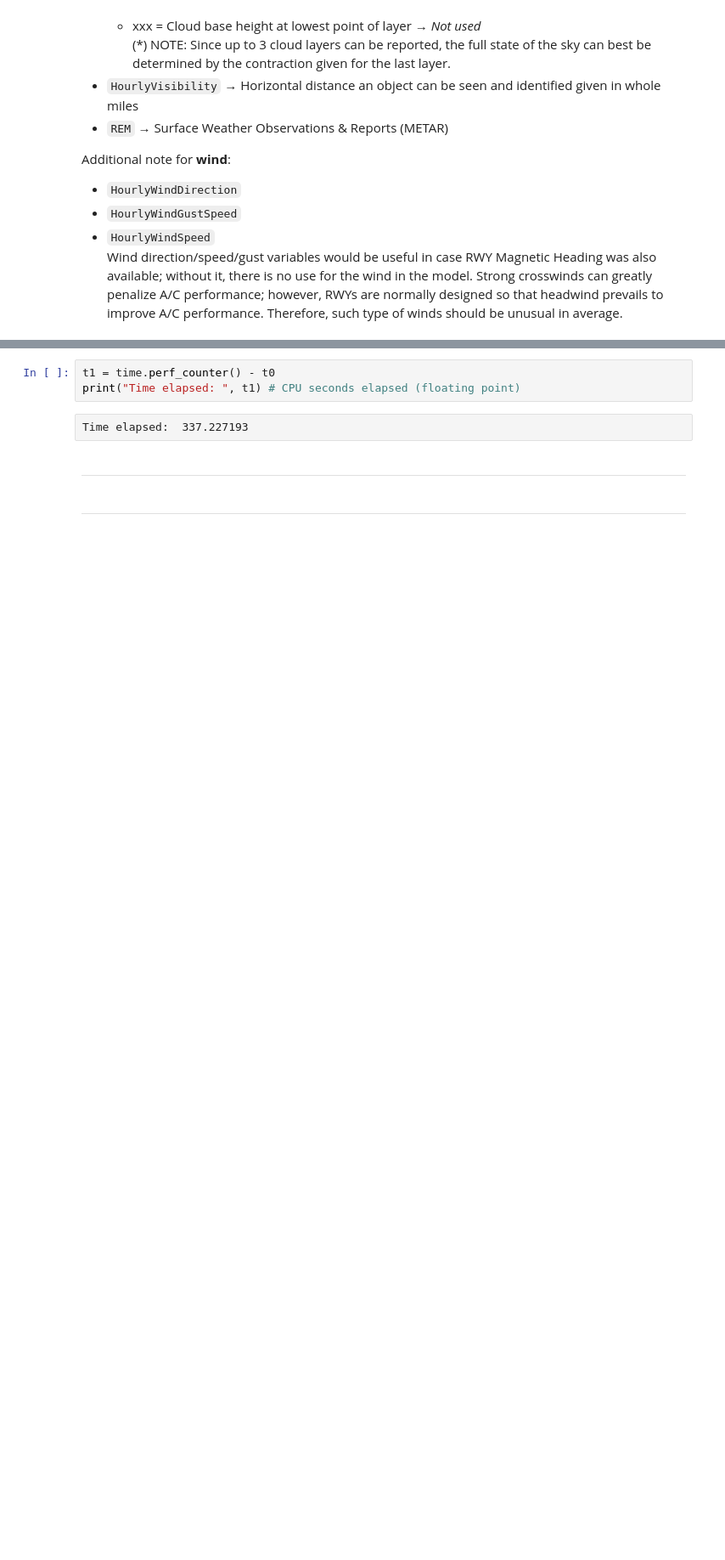
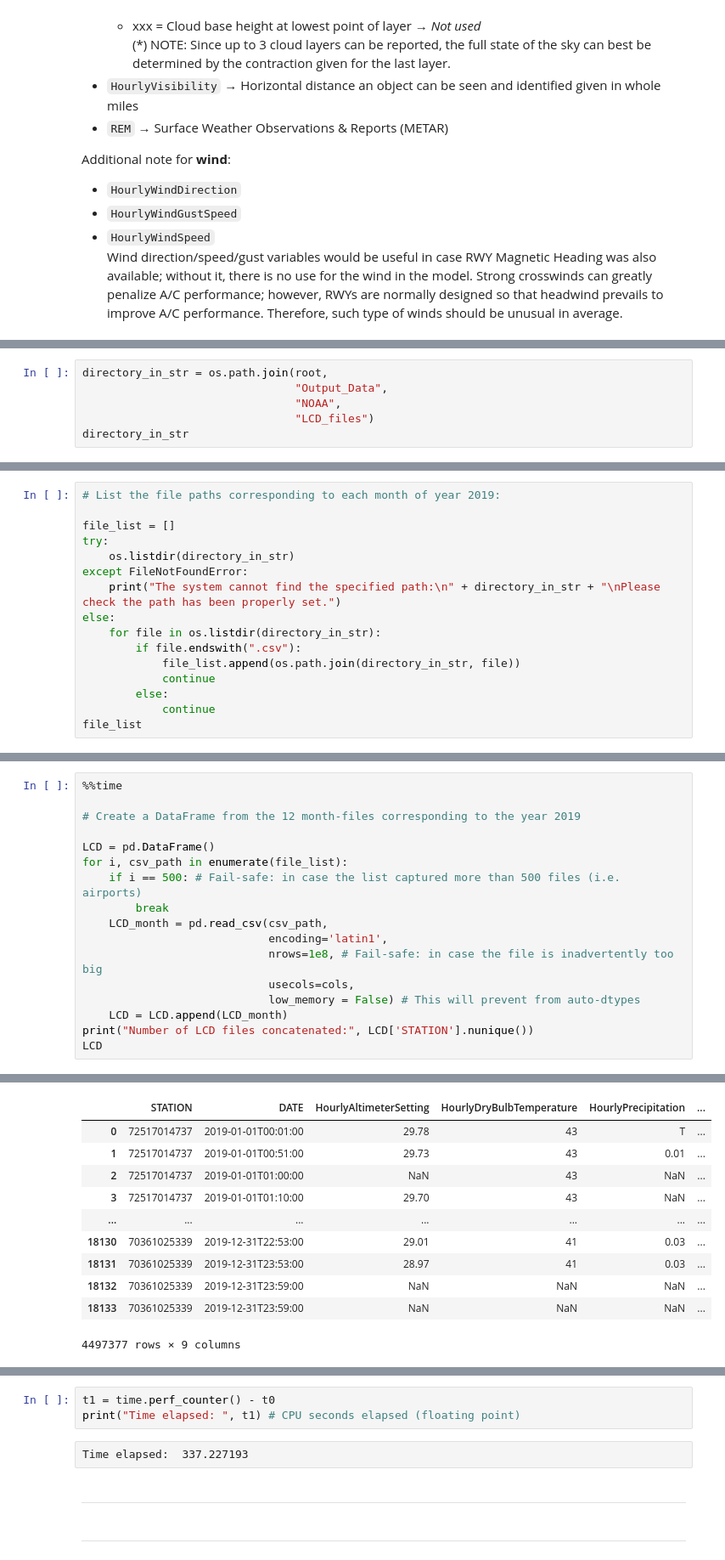
Before and after one commit to malonsol/TFM_KSchool, a Jupyter notebook: EDA/DELAY/LCD_DataPreparation.ipynb, the cells around one changed output, grey strips where cells are left out. Shown: that part at 85% size. Cells and saved outputs as stored; diff of their text form; blank space fills up the shorter version.

```diff
--- a/EDA/DELAY/LCD_DataPreparation.ipynb
+++ b/EDA/DELAY/LCD_DataPreparation.ipynb
@@ -272,0 +263,6 @@ list(lcd.columns)
+# %%
+directory_in_str = os.path.join(root,
+                                "Output_Data",
+                                "NOAA",
+                                "LCD_files")
+directory_in_str
@@ -272,0 +271,16 @@ list(lcd.columns)
+# %%
+# List the file paths corresponding to each month of year 2019:
+
+file_list = []
+try:
+    os.listdir(directory_in_str)
+except FileNotFoundError:
+    print("The system cannot find the specified path:\n" + directory_in_str + "\nPlease check the path has been properly set.")
+else:
+    for file in os.listdir(directory_in_str):
+        if file.endswith(".csv"):
+            file_list.append(os.path.join(directory_in_str, file))
+            continue
+        else:
+            continue
+file_list
@@ -272,0 +307,18 @@ list(lcd.columns)
+# %%
+%%time
+
+# Create a DataFrame from the 12 month-files corresponding to the year 2019
+
+LCD = pd.DataFrame()
+for i, csv_path in enumerate(file_list):
+    if i == 500: # Fail-safe: in case the list captured more than 500 files (i.e. airports)
+        break
+    LCD_month = pd.read_csv(csv_path,
+                            encoding='latin1',
+                            nrows=1e8, # Fail-safe: in case the file is inadvertently too big
+                            usecols=cols,
+                            low_memory = False) # This will prevent from auto-dtypes
+    LCD = LCD.append(LCD_month)
+print("Number of LCD files concatenated:", LCD['STATION'].nunique())
+LCD
+# %% [output]
@@ -272,0 +327,11 @@ list(lcd.columns)
+|  | STATION | DATE | HourlyAltimeterSetting | HourlyDryBulbTemperature | HourlyPrecipitation | ... |
+| 0 | 72517014737 | 2019-01-01T00:01:00 | 29.78 | 43 | T | ... |
+| 1 | 72517014737 | 2019-01-01T00:51:00 | 29.73 | 43 | 0.01 | ... |
+| 2 | 72517014737 | 2019-01-01T01:00:00 | NaN | 43 | NaN | ... |
+| 3 | 72517014737 | 2019-01-01T01:10:00 | 29.70 | 43 | NaN | ... |
+| ... | ... | ... | ... | ... | ... | ... |
+| 18130 | 70361025339 | 2019-12-31T22:53:00 | 29.01 | 41 | 0.03 | ... |
+| 18131 | 70361025339 | 2019-12-31T23:53:00 | 28.97 | 41 | 0.03 | ... |
+| 18132 | 70361025339 | 2019-12-31T23:59:00 | NaN | NaN | NaN | ... |
+| 18133 | 70361025339 | 2019-12-31T23:59:00 | NaN | NaN | NaN | ... |
+4497377 rows × 9 columns
```
Also changed, not shown: parts of 34 cells of this notebook.
